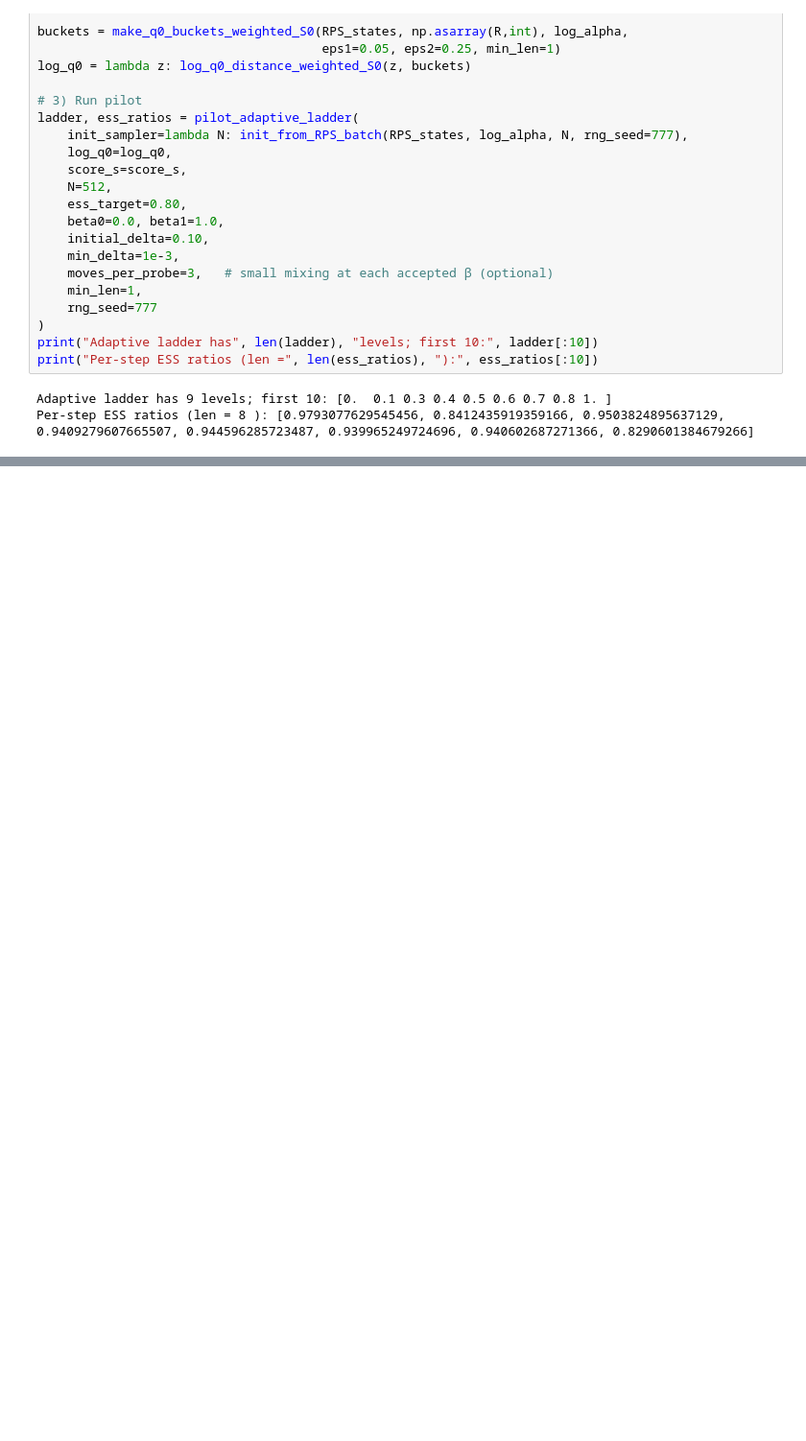
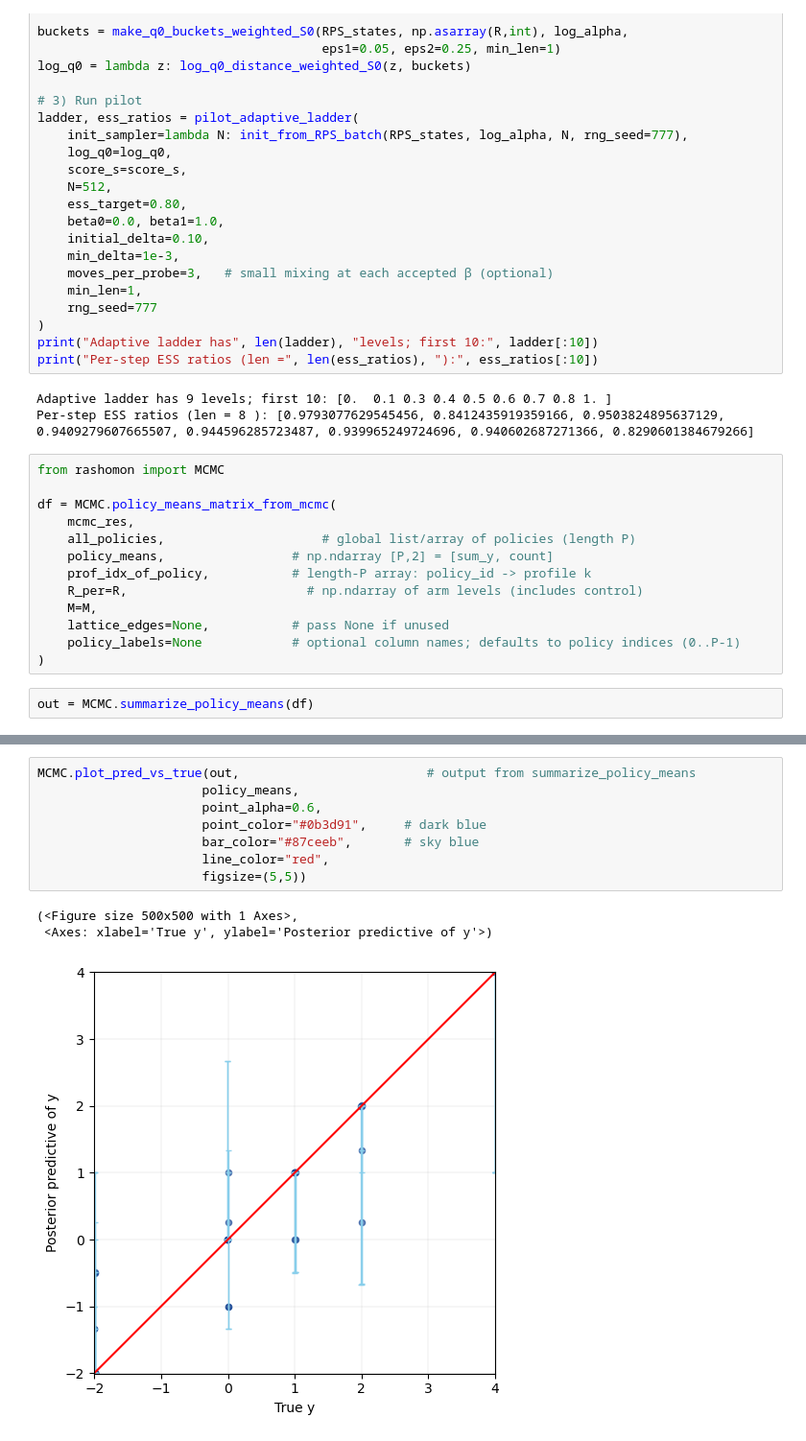
Before and after one commit to fyy2025/RHS-X, a Jupyter notebook: Code/tutorial_with_AIS.ipynb, the cells around one changed output, grey strips where cells are left out. Shown at 96% size. Drawn from its saved outputs; the diff is of its cells as text; blank space fills up the shorter version.

```diff
--- a/Code/tutorial_with_AIS.ipynb
+++ b/Code/tutorial_with_AIS.ipynb
@@ -2481,3 +2487,18 @@ print("Per-step ESS ratios (len =", len(ess_ratios), "):", ess_ratios[:10])
 # %% [output]
 Adaptive ladder has 9 levels; first 10: [0.  0.1 0.3 0.4 0.5 0.6 0.7 0.8 1. ]
 Per-step ESS ratios (len = 8 ): [0.9793077629545456, 0.8412435919359166, 0.9503824895637129, 0.9409279607665507, 0.944596285723487, 0.939965249724696, 0.940602687271366, 0.8290601384679266]
+# %%
+from rashomon import MCMC
+
+df = MCMC.policy_means_matrix_from_mcmc(
+    mcmc_res,
+    all_policies,                     # global list/array of policies (length P)
+    policy_means,                 # np.ndarray [P,2] = [sum_y, count]
+    prof_idx_of_policy,           # length-P array: policy_id -> profile k
+    R_per=R,                        # np.ndarray of arm levels (includes control)
+    M=M,
+    lattice_edges=None,           # pass None if unused
+    policy_labels=None            # optional column names; defaults to policy indices (0..P-1)
+)
+# %%
+out = MCMC.summarize_policy_means(df)
@@ -2483,0 +2517,12 @@ Per-step ESS ratios (len = 8 ): [0.9793077629545456, 0.8412435919359166, 0.95038
+# %%
+MCMC.plot_pred_vs_true(out,                         # output from summarize_policy_means
+                      policy_means,
+                      point_alpha=0.6,
+                      point_color="#0b3d91",     # dark blue
+                      bar_color="#87ceeb",       # sky blue
+                      line_color="red",
+                      figsize=(5,5))
+# %% [output]
+(<Figure size 500x500 with 1 Axes>,
+ <Axes: xlabel='True y', ylabel='Posterior predictive of y'>)
+[figure, added]
```
Also changed, not shown: parts of 9 cells of this notebook, 2 other files.
